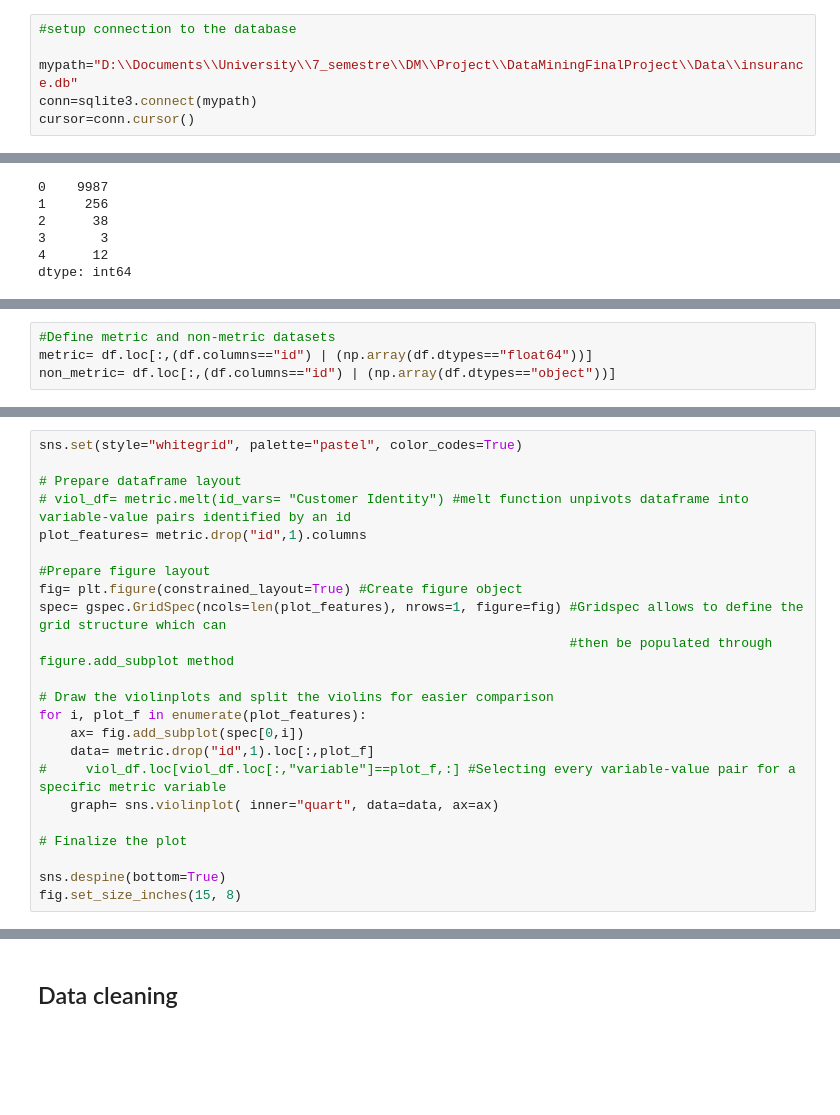
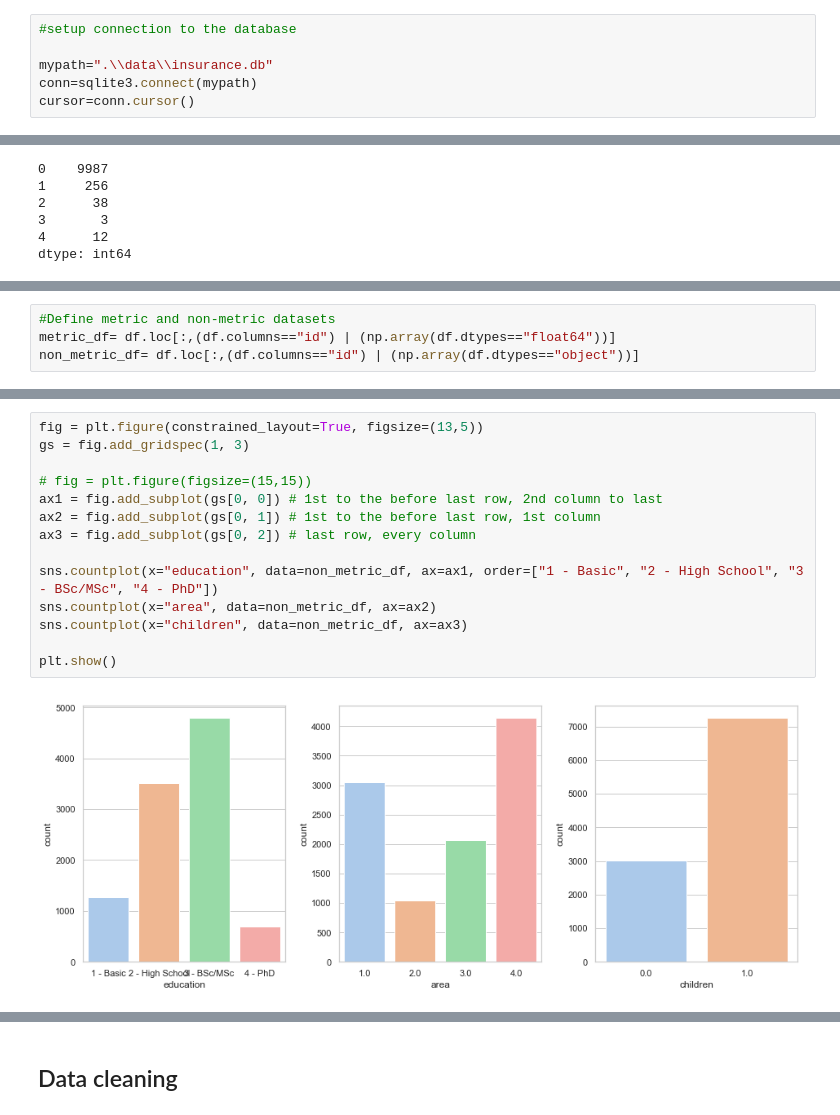
Before and after one commit to NovaIMSStudents/DataMiningFinalProject, a Jupyter notebook: DataAnalysisDM.ipynb, the cells around one changed output, grey strips where cells are left out. Saved outputs shown, nothing was run; the diff lists cells and outputs as text; blank space fills up the shorter version.

```diff
--- a/DataAnalysisDM.ipynb
+++ b/DataAnalysisDM.ipynb
@@ -14,7 +17,7 @@ import seaborn as sns
 # %%
 #setup connection to the database
 
-mypath="D:\\Documents\\University\\7_semestre\\DM\\Project\\DataMiningFinalProject\\Data\\insurance.db"
+mypath=".\\data\\insurance.db"
 conn=sqlite3.connect(mypath)
 cursor=conn.cursor()
 # %%
@@ -188,5 +187,5 @@ dtype: int64
 # %%
 #Define metric and non-metric datasets
-metric= df.loc[:,(df.columns=="id") | (np.array(df.dtypes=="float64"))]
-non_metric= df.loc[:,(df.columns=="id") | (np.array(df.dtypes=="object"))]
+metric_df= df.loc[:,(df.columns=="id") | (np.array(df.dtypes=="float64"))]
+non_metric_df= df.loc[:,(df.columns=="id") | (np.array(df.dtypes=="object"))]
 # %%
@@ -220,26 +219,3 @@ fig.set_size_inches(15, 8)
 plt.show()
 # %% [output]
 [figure]
-# %%
-sns.set(style="whitegrid", palette="pastel", color_codes=True)
-
-# Prepare dataframe layout
-# viol_df= metric.melt(id_vars= "Customer Identity") #melt function unpivots dataframe into variable-value pairs identified by an id
-plot_features= metric.drop("id",1).columns
-
-#Prepare figure layout
-fig= plt.figure(constrained_layout=True) #Create figure object
-spec= gspec.GridSpec(ncols=len(plot_features), nrows=1, figure=fig) #Gridspec allows to define the grid structure which can
-                                                                    #then be populated through figure.add_subplot method
-
-# Draw the violinplots and split the violins for easier comparison
-for i, plot_f in enumerate(plot_features):
-    ax= fig.add_subplot(spec[0,i])
-    data= metric.drop("id",1).loc[:,plot_f]
-#     viol_df.loc[viol_df.loc[:,"variable"]==plot_f,:] #Selecting every variable-value pair for a specific metric variable
-    graph= sns.violinplot( inner="quart", data=data, ax=ax)
-
-# Finalize the plot
-
-sns.despine(bottom=True)
-fig.set_size_inches(15, 8)
@@ -248,3 +222,19 @@ fig.set_size_inches(15, 8)
+# %%
+fig = plt.figure(constrained_layout=True, figsize=(13,5))
+gs = fig.add_gridspec(1, 3)
+
+# fig = plt.figure(figsize=(15,15))
+ax1 = fig.add_subplot(gs[0, 0]) # 1st to the before last row, 2nd column to last
+ax2 = fig.add_subplot(gs[0, 1]) # 1st to the before last row, 1st column
+ax3 = fig.add_subplot(gs[0, 2]) # last row, every column
+
+sns.countplot(x="education", data=non_metric_df, ax=ax1, order=["1 - Basic", "2 - High School", "3 - BSc/MSc", "4 - PhD"])
+sns.countplot(x="area", data=non_metric_df, ax=ax2)
+sns.countplot(x="children", data=non_metric_df, ax=ax3)
+
+plt.show()
+# %% [output]
+[figure, added]
 # %%
 sns.set(style="white")
 
```
Also changed, not shown: parts of 26 cells of this notebook, 2 other files.
